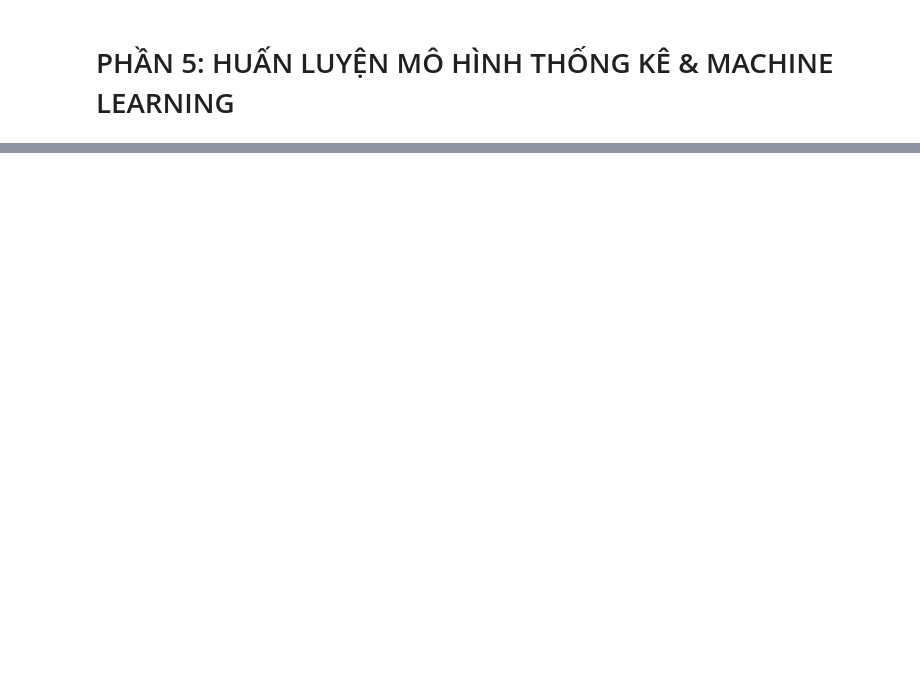
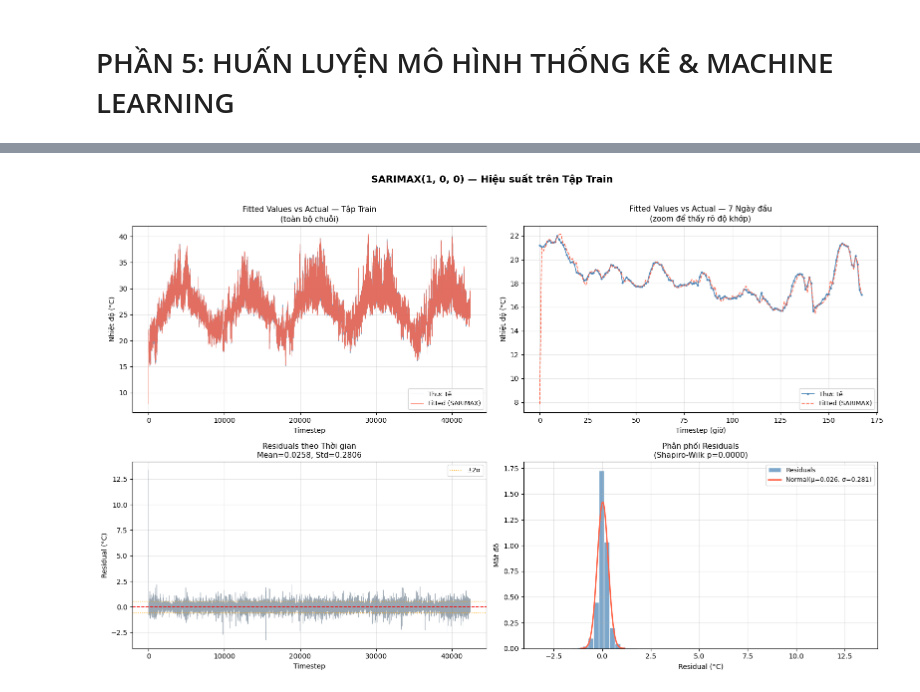
Before and after one commit to meowmeow-uwu/temperature-predictation, a Jupyter notebook: 4_training.ipynb, the cells around one changed output, grey strips where cells are left out. Cells and saved outputs as stored; diff of their text form; code cells hidden in the pictures; blank space fills up the shorter version.

Commit message:
update training

```diff
--- a/4_training.ipynb
+++ b/4_training.ipynb
@@ -1152,0 +886,64 @@ print(f" - File danh sách đặc trưng: {features_path}")
+# %%
+# ==================================================
+# 5.1.4 TRỰC QUAN HÓA: THAM SỐ & HIỆU SUẤT TRÊN TẬP TRAIN
+# ==================================================
+fig, axes = plt.subplots(2, 2, figsize=(16, 10))
+
+# --- 1. Fitted values vs Actual (toàn bộ train) ---
+fitted = res_sarimax.fittedvalues
+axes[0, 0].plot(np.array(y_train_sar), color='steelblue', linewidth=0.6,
+                alpha=0.8, label='Thực tế')
+axes[0, 0].plot(np.array(fitted), color='tomato', linewidth=0.6,
+                alpha=0.8, label='Fitted (SARIMAX)')
+axes[0, 0].set_title('Fitted Values vs Actual — Tập Train\n(toàn bộ chuỗi)', fontsize=11)
+axes[0, 0].set_xlabel('Timestep')
+axes[0, 0].set_ylabel('Nhiệt độ (°C)')
+axes[0, 0].legend(fontsize=9)
+axes[0, 0].grid(True, alpha=0.3)
+
+# --- 2. Fitted values vs Actual (zoom 7 ngày) ---
+zoom_n = 7 * 24   # 168 điểm
+axes[0, 1].plot(range(zoom_n), np.array(y_train_sar)[:zoom_n],
+                color='steelblue', linewidth=1.2, marker='o', markersize=2, label='Thực tế')
+axes[0, 1].plot(range(zoom_n), np.array(fitted)[:zoom_n],
+                color='tomato', linewidth=1.2, linestyle='--', label='Fitted (SARIMAX)')
+axes[0, 1].set_title('Fitted Values vs Actual — 7 Ngày đầu\n(zoom để thấy rõ độ khớp)', fontsize=11)
+axes[0, 1].set_xlabel('Timestep (giờ)')
+axes[0, 1].set_ylabel('Nhiệt độ (°C)')
+axes[0, 1].legend(fontsize=9)
+axes[0, 1].grid(True, alpha=0.3)
+
+# --- 3. Residual plot (phần dư theo thời gian) ---
+residuals = res_sarimax.resid
+axes[1, 0].plot(np.array(residuals), color='slategray', linewidth=0.5, alpha=0.7)
+axes[1, 0].axhline(0, color='red', linestyle='--', linewidth=1.2)
+axes[1, 0].axhline( residuals.std()*2, color='orange', linestyle=':', linewidth=1, label='±2σ')
+axes[1, 0].axhline(-residuals.std()*2, color='orange', linestyle=':', linewidth=1)
+axes[1, 0].set_title(f'Residuals theo Thời gian\nMean={residuals.mean():.4f}, Std={residuals.std():.4f}', fontsize=11)
+axes[1, 0].set_xlabel('Timestep')
+axes[1, 0].set_ylabel('Residual (°C)')
+axes[1, 0].legend(fontsize=9)
+axes[1, 0].grid(True, alpha=0.3)
+
+# --- 4. Phân phối Residual (kiểm tra tính chuẩn) ---
+from scipy import stats
+axes[1, 1].hist(np.array(residuals), bins=60, color='steelblue', edgecolor='white',
+                alpha=0.7, density=True, label='Residuals')
+# Vẽ đường chuẩn lý tưởng
+mu, sigma = residuals.mean(), residuals.std()
+x_norm = np.linspace(mu - 4*sigma, mu + 4*sigma, 200)
+axes[1, 1].plot(x_norm, stats.norm.pdf(x_norm, mu, sigma),
+                color='tomato', linewidth=2, label=f'Normal(μ={mu:.3f}, σ={sigma:.3f})')
+# Thống kê kiểm định
+_, p_shapiro = stats.shapiro(np.array(residuals)[:5000])  # shapiro giới hạn 5000
+axes[1, 1].set_title(f'Phân phối Residuals\n(Shapiro-Wilk p={p_shapiro:.4f})', fontsize=11)
+axes[1, 1].set_xlabel('Residual (°C)')
+axes[1, 1].set_ylabel('Mật độ')
+axes[1, 1].legend(fontsize=9)
+axes[1, 1].grid(True, alpha=0.3)
+
+plt.suptitle(f'SARIMAX{best_order} — Hiệu suất trên Tập Train', fontsize=14, fontweight='bold', y=1.01)
+plt.tight_layout()
+plt.show()
+# %% [output]
+[figure, added]
```
Also changed, not shown: parts of 23 cells of this notebook, 5 other files.
